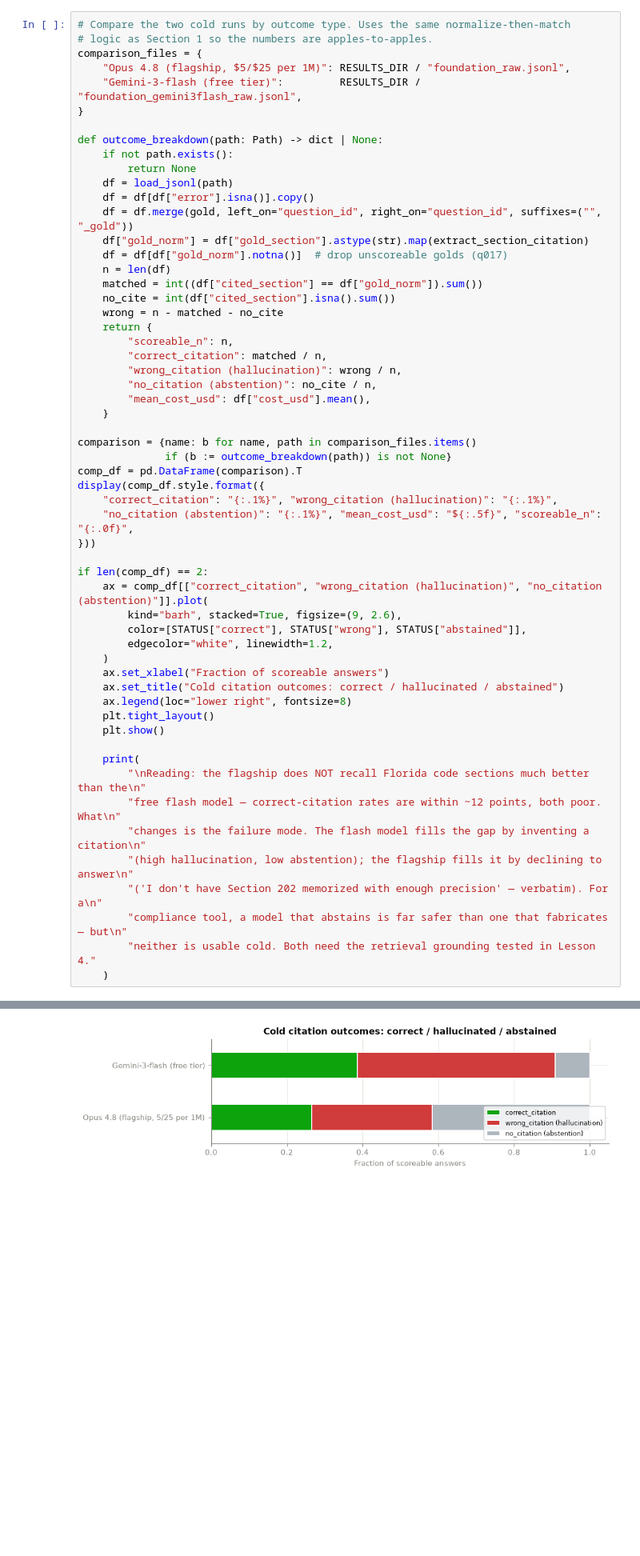
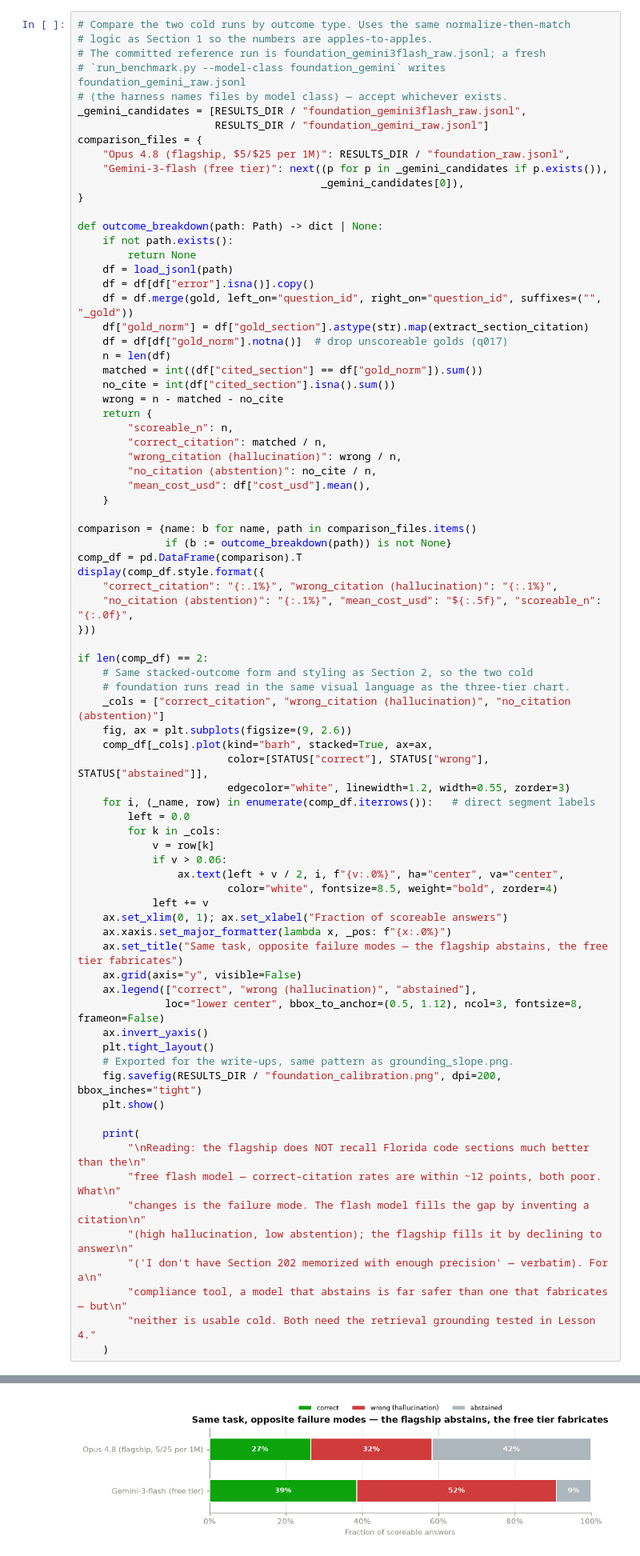
Before and after one commit to dotnetspark/fbc-model-routing-benchmark, a Jupyter notebook: analysis/benchmark_report.ipynb, the cells around one changed output, grey strips where cells are left out. Shown at 80% size. Saved outputs shown, nothing was run; the diff lists cells and outputs as text; blank space fills up the shorter version.

```diff
--- a/analysis/benchmark_report.ipynb
+++ b/analysis/benchmark_report.ipynb
@@ -500,9 +500,15 @@ The headline sections above use the canonical foundation run (Claude Opus 4.8, t
 # %%
 # Compare the two cold runs by outcome type. Uses the same normalize-then-match
 # logic as Section 1 so the numbers are apples-to-apples.
+# The committed reference run is foundation_gemini3flash_raw.jsonl; a fresh
+# `run_benchmark.py --model-class foundation_gemini` writes foundation_gemini_raw.jsonl
+# (the harness names files by model class) — accept whichever exists.
+_gemini_candidates = [RESULTS_DIR / "foundation_gemini3flash_raw.jsonl",
+                      RESULTS_DIR / "foundation_gemini_raw.jsonl"]
 comparison_files = {
     "Opus 4.8 (flagship, $5/$25 per 1M)": RESULTS_DIR / "foundation_raw.jsonl",
-    "Gemini-3-flash (free tier)":         RESULTS_DIR / "foundation_gemini3flash_raw.jsonl",
+    "Gemini-3-flash (free tier)": next((p for p in _gemini_candidates if p.exists()),
+                                       _gemini_candidates[0]),
 }
 
 def outcome_breakdown(path: Path) -> dict | None:
@@ -523,42 +529,58 @@ def outcome_breakdown(path: Path) -> dict | None:
         "wrong_citation (hallucination)": wrong / n,
         "no_citation (abstention)": no_cite / n,
         "mean_cost_usd": df["cost_usd"].mean(),
     }
 
 comparison = {name: b for name, path in comparison_files.items()
               if (b := outcome_breakdown(path)) is not None}
 comp_df = pd.DataFrame(comparison).T
 display(comp_df.style.format({
     "correct_citation": "{:.1%}", "wrong_citation (hallucination)": "{:.1%}",
     "no_citation (abstention)": "{:.1%}", "mean_cost_usd": "${:.5f}", "scoreable_n": "{:.0f}",
 }))
 
 if len(comp_df) == 2:
-    ax = comp_df[["correct_citation", "wrong_citation (hallucination)", "no_citation (abstention)"]].plot(
-        kind="barh", stacked=True, figsize=(9, 2.6),
-        color=[STATUS["correct"], STATUS["wrong"], STATUS["abstained"]],
-        edgecolor="white", linewidth=1.2,
-    )
-    ax.set_xlabel("Fraction of scoreable answers")
-    ax.set_title("Cold citation outcomes: correct / hallucinated / abstained")
-    ax.legend(loc="lower right", fontsize=8)
+    # Same stacked-outcome form and styling as Section 2, so the two cold
+    # foundation runs read in the same visual language as the three-tier chart.
+    _cols = ["correct_citation", "wrong_citation (hallucination)", "no_citation (abstention)"]
+    fig, ax = plt.subplots(figsize=(9, 2.6))
+    comp_df[_cols].plot(kind="barh", stacked=True, ax=ax,
+                        color=[STATUS["correct"], STATUS["wrong"], STATUS["abstained"]],
+                        edgecolor="white", linewidth=1.2, width=0.55, zorder=3)
+    for i, (_name, row) in enumerate(comp_df.iterrows()):   # direct segment labels
+        left = 0.0
+        for k in _cols:
+            v = row[k]
+            if v > 0.06:
+                ax.text(left + v / 2, i, f"{v:.0%}", ha="center", va="center",
+                        color="white", fontsize=8.5, weight="bold", zorder=4)
+            left += v
+    ax.set_xlim(0, 1); ax.set_xlabel("Fraction of scoreable answers")
+    ax.xaxis.set_major_formatter(lambda x, _pos: f"{x:.0%}")
+    ax.set_title("Same task, opposite failure modes — the flagship abstains, the free tier fabricates")
+    ax.grid(axis="y", visible=False)
+    ax.legend(["correct", "wrong (hallucination)", "abstained"],
+              loc="lower center", bbox_to_anchor=(0.5, 1.12), ncol=3, fontsize=8, frameon=False)
+    ax.invert_yaxis()
     plt.tight_layout()
+    # Exported for the write-ups, same pattern as grounding_slope.png.
+    fig.savefig(RESULTS_DIR / "foundation_calibration.png", dpi=200, bbox_inches="tight")
     plt.show()
 
     print(
         "\nReading: the flagship does NOT recall Florida code sections much better than the\n"
         "free flash model — correct-citation rates are within ~12 points, both poor. What\n"
         "changes is the failure mode. The flash model fills the gap by inventing a citation\n"
         "(high hallucination, low abstention); the flagship fills it by declining to answer\n"
         "('I don't have Section 202 memorized with enough precision' — verbatim). For a\n"
         "compliance tool, a model that abstains is far safer than one that fabricates — but\n"
         "neither is usable cold. Both need the retrieval grounding tested in Lesson 4."
     )
 # %% [output]
 |  | scoreable_n | correct_citation | wrong_citation (hallucination) | no_citation (abstention) | mean_cost_usd |
 | Opus 4.8 (flagship, $5/$25 per 1M) | 132 | 26.5% | 31.8% | 41.7% | $0.01048 |
 | Gemini-3-flash (free tier) | 44 | 38.6% | 52.3% | 9.1% | $0.00287 |
-[figure, old version]
+[figure, new version]
 Reading: the flagship does NOT recall Florida code sections much better than the
 free flash model — correct-citation rates are within ~12 points, both poor. What
 changes is the failure mode. The flash model fills the gap by inventing a citation
```
Also changed, not shown: 4 other files.
